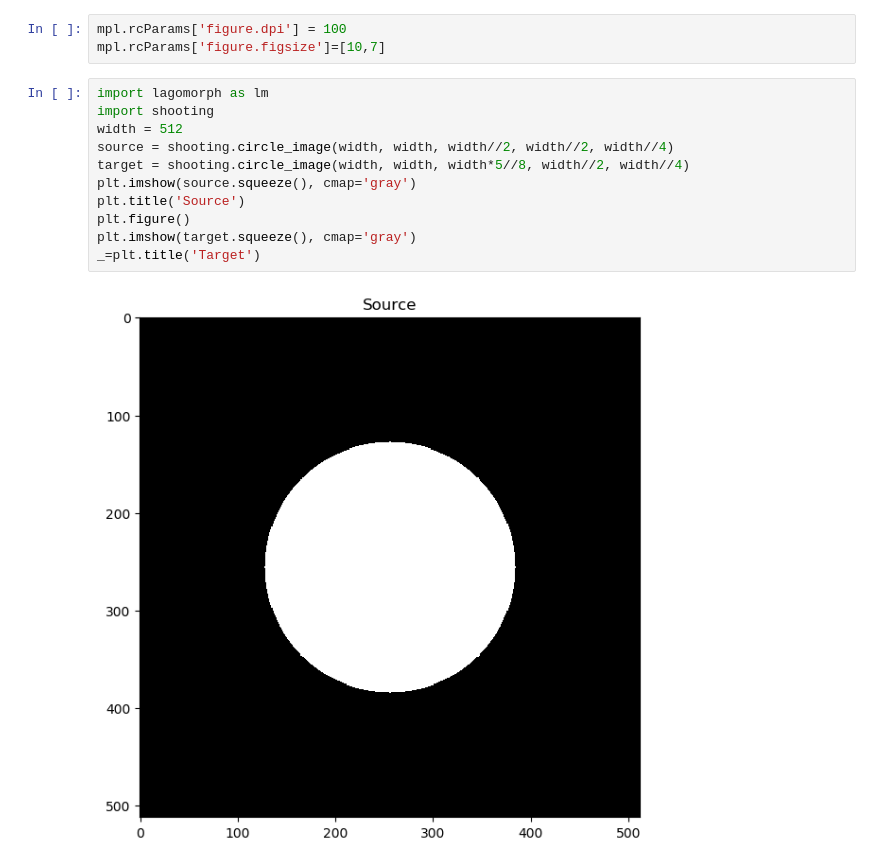
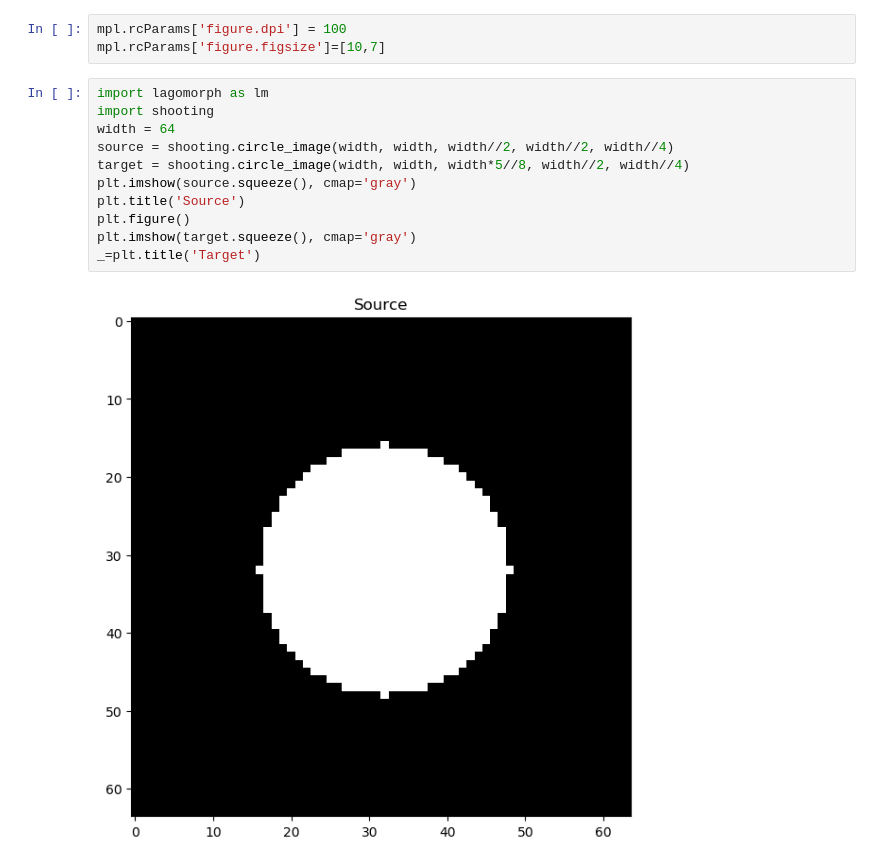
Before and after one commit to jacobhinkle/lagomorph, a Jupyter notebook: examples/SmoothingDemo.ipynb, the cells around one changed output. Drawn from its saved outputs; the diff is of its cells as text.

```diff
--- a/examples/SmoothingDemo.ipynb
+++ b/examples/SmoothingDemo.ipynb
@@ -8,13 +8,13 @@ mpl.rcParams['figure.figsize']=[10,7]
 # %%
 import lagomorph as lm
 import shooting
-width = 512
+width = 64
 source = shooting.circle_image(width, width, width//2, width//2, width//4)
 target = shooting.circle_image(width, width, width*5//8, width//2, width//4)
 plt.imshow(source.squeeze(), cmap='gray')
 plt.title('Source')
 plt.figure()
 plt.imshow(target.squeeze(), cmap='gray')
 _=plt.title('Target')
 # %% [output]
-[figure, old version]
+[figure, new version]
```
Also changed, not shown: parts of 2 cells of this notebook, 5 other files.
